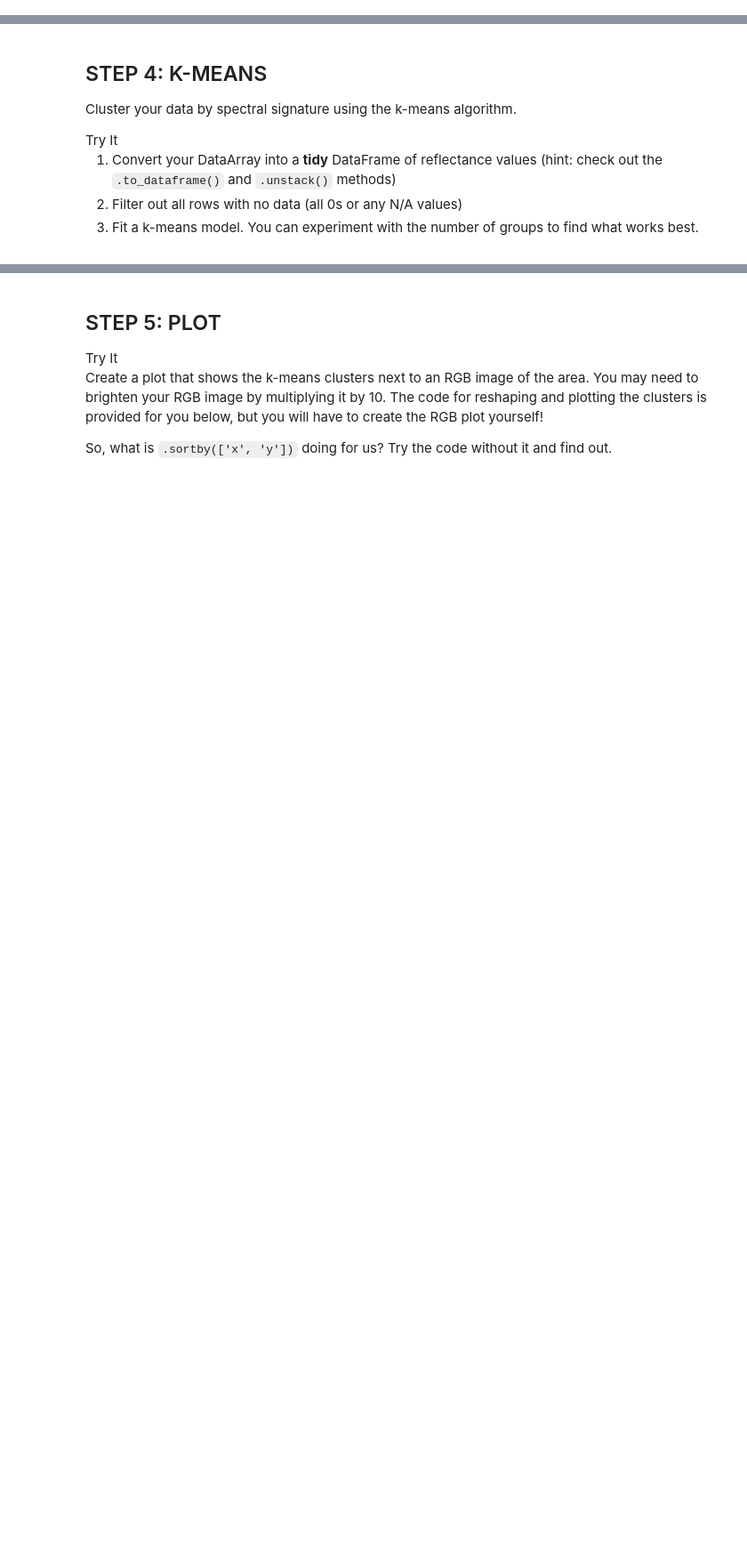
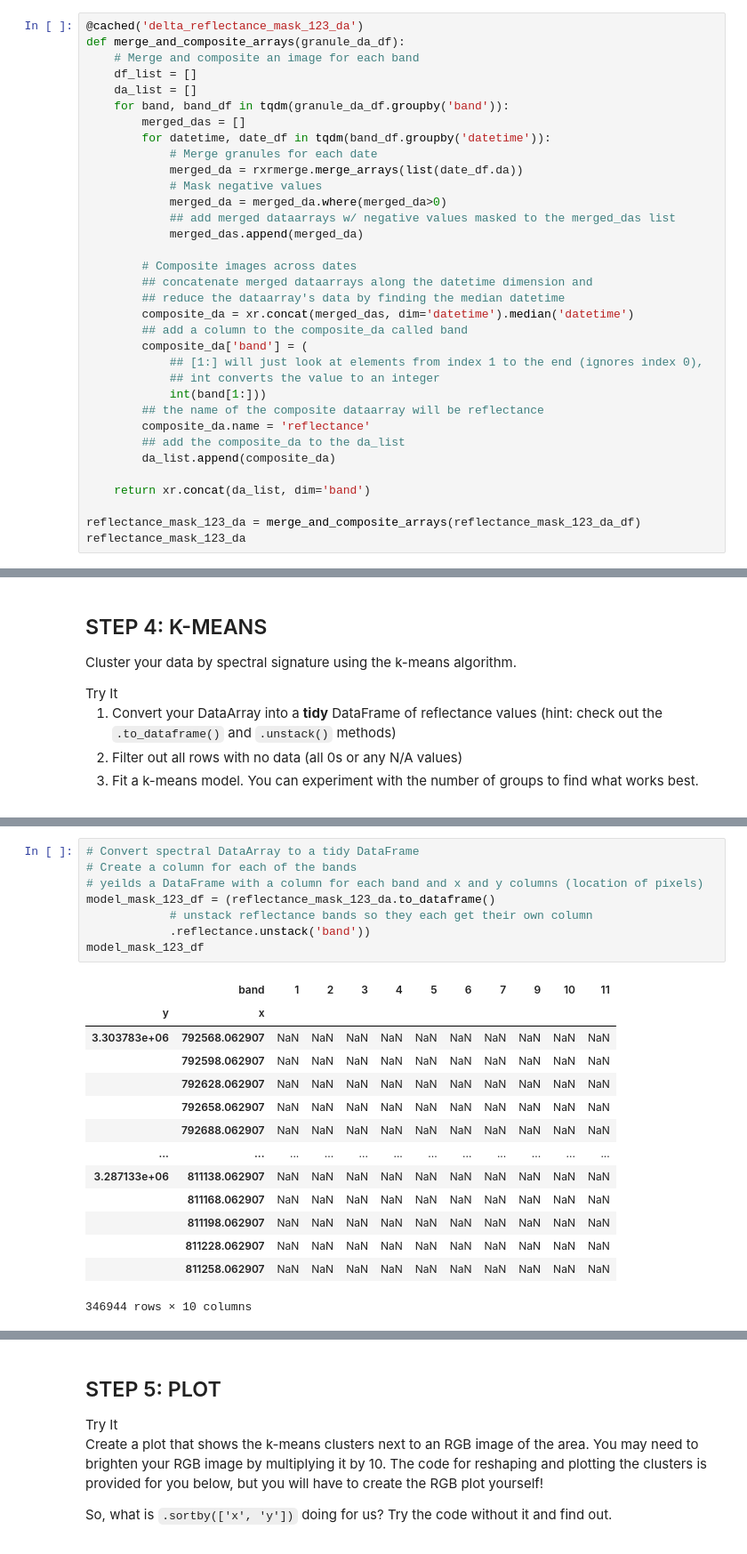
Before and after one commit to earthlab-education/clustering-hanried, a Jupyter notebook: clustering.ipynb, the cells around one changed output, grey strips where cells are left out. Shown at 89% size. Cells and saved outputs as stored; diff of their text form; blank space fills up the shorter version.

```diff
--- a/clustering.ipynb
+++ b/clustering.ipynb
@@ -1280,0 +1405,34 @@ array([[[nan, nan, nan, ..., nan, nan, nan],
+# %%
+@cached('delta_reflectance_mask_123_da')
+def merge_and_composite_arrays(granule_da_df):
+    # Merge and composite an image for each band
+    df_list = []
+    da_list = []
+    for band, band_df in tqdm(granule_da_df.groupby('band')):
+        merged_das = []
+        for datetime, date_df in tqdm(band_df.groupby('datetime')):
+            # Merge granules for each date
+            merged_da = rxrmerge.merge_arrays(list(date_df.da))
+            # Mask negative values
+            merged_da = merged_da.where(merged_da>0)
+            ## add merged dataarrays w/ negative values masked to the merged_das list
+            merged_das.append(merged_da)
+
+        # Composite images across dates
+        ## concatenate merged dataarrays along the datetime dimension and
+        ## reduce the dataarray's data by finding the median datetime
+        composite_da = xr.concat(merged_das, dim='datetime').median('datetime')
+        ## add a column to the composite_da called band
+        composite_da['band'] = (
+            ## [1:] will just look at elements from index 1 to the end (ignores index 0),
+            ## int converts the value to an integer
+            int(band[1:]))
+        ## the name of the composite dataarray will be reflectance
+        composite_da.name = 'reflectance'
+        ## add the composite_da to the da_list
+        da_list.append(composite_da)
+
+    return xr.concat(da_list, dim='band')
+
+reflectance_mask_123_da = merge_and_composite_arrays(reflectance_mask_123_da_df)
+reflectance_mask_123_da
@@ -1324,0 +1528,23 @@ model_df
+# %%
+# Convert spectral DataArray to a tidy DataFrame
+# Create a column for each of the bands
+# yeilds a DataFrame with a column for each band and x and y columns (location of pixels)
+model_mask_123_df = (reflectance_mask_123_da.to_dataframe()
+            # unstack reflectance bands so they each get their own column
+            .reflectance.unstack('band'))
+model_mask_123_df
+# %% [output]
+|  | band | 1 | 2 | 3 | 4 | 5 | 6 | 7 | 9 | 10 | 11 |
+| y | x |  |  |  |  |  |  |  |  |  |  |
+| 3.303783e+06 | 792568.062907 | NaN | NaN | NaN | NaN | NaN | NaN | NaN | NaN | NaN | NaN |
+|  | 792598.062907 | NaN | NaN | NaN | NaN | NaN | NaN | NaN | NaN | NaN | NaN |
+|  | 792628.062907 | NaN | NaN | NaN | NaN | NaN | NaN | NaN | NaN | NaN | NaN |
+|  | 792658.062907 | NaN | NaN | NaN | NaN | NaN | NaN | NaN | NaN | NaN | NaN |
+|  | 792688.062907 | NaN | NaN | NaN | NaN | NaN | NaN | NaN | NaN | NaN | NaN |
+| ... | ... | ... | ... | ... | ... | ... | ... | ... | ... | ... | ... |
+| 3.287133e+06 | 811138.062907 | NaN | NaN | NaN | NaN | NaN | NaN | NaN | NaN | NaN | NaN |
+|  | 811168.062907 | NaN | NaN | NaN | NaN | NaN | NaN | NaN | NaN | NaN | NaN |
+|  | 811198.062907 | NaN | NaN | NaN | NaN | NaN | NaN | NaN | NaN | NaN | NaN |
+|  | 811228.062907 | NaN | NaN | NaN | NaN | NaN | NaN | NaN | NaN | NaN | NaN |
+|  | 811258.062907 | NaN | NaN | NaN | NaN | NaN | NaN | NaN | NaN | NaN | NaN |
+346944 rows × 10 columns
```
Also changed, not shown: parts of 10 cells of this notebook.
